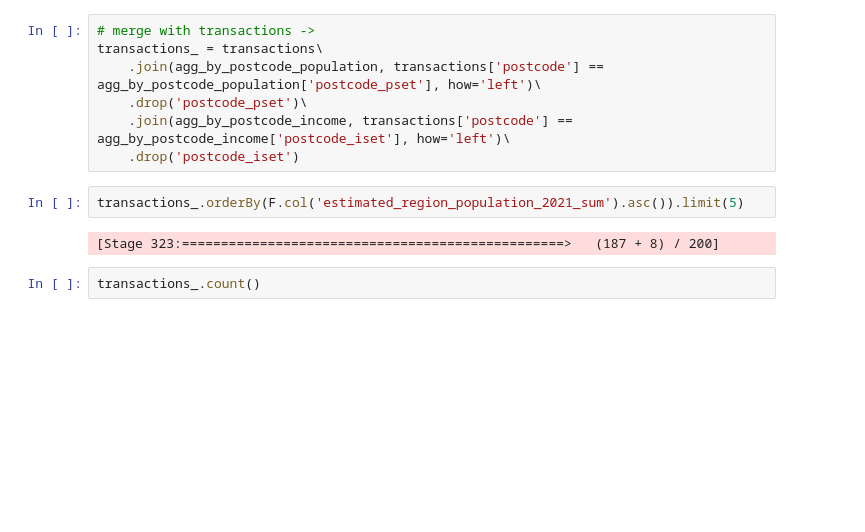
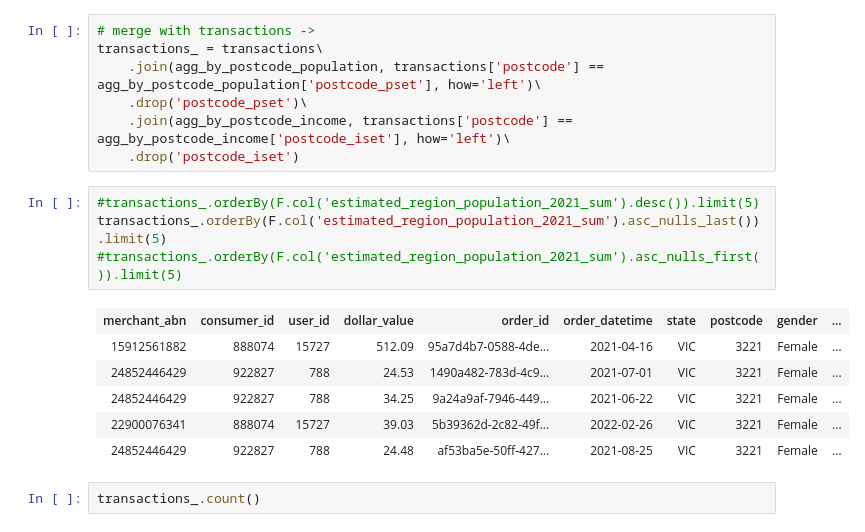
Before and after one commit to MAST30034-Applied-Data-Science/generic-buy-now-pay-later-project-group-56-bnlp, a Jupyter notebook: notebooks/personal_nb/noah_nb.ipynb, the cells around one changed output. Cells and saved outputs as stored; diff of their text form; blank space fills up the shorter version.

```diff
--- a/notebooks/personal_nb/noah_nb.ipynb
+++ b/notebooks/personal_nb/noah_nb.ipynb
@@ -329,10 +325,17 @@ transactions_ = transactions\
     .drop('postcode_pset')\
     .join(agg_by_postcode_income, transactions['postcode'] == agg_by_postcode_income['postcode_iset'], how='left')\
     .drop('postcode_iset')
-# %%
-transactions_.orderBy(F.col('estimated_region_population_2021_sum').asc()).limit(5)
-# %% [output]
-[Stage 323:=================================================>   (187 + 8) / 200]
+# %%
+#transactions_.orderBy(F.col('estimated_region_population_2021_sum').desc()).limit(5)
+transactions_.orderBy(F.col('estimated_region_population_2021_sum').asc_nulls_last()).limit(5)
+#transactions_.orderBy(F.col('estimated_region_population_2021_sum').asc_nulls_first()).limit(5)
+# %% [output]
+| merchant_abn | consumer_id | user_id | dollar_value | order_id | order_datetime | state | postcode | gender | ... |
+| 15912561882 | 888074 | 15727 | 512.09 | 95a7d4b7-0588-4de... | 2021-04-16 | VIC | 3221 | Female | ... |
+| 24852446429 | 922827 | 788 | 24.53 | 1490a482-783d-4c9... | 2021-07-01 | VIC | 3221 | Female | ... |
+| 24852446429 | 922827 | 788 | 34.25 | 9a24a9af-7946-449... | 2021-06-22 | VIC | 3221 | Female | ... |
+| 22900076341 | 888074 | 15727 | 39.03 | 5b39362d-2c82-49f... | 2022-02-26 | VIC | 3221 | Female | ... |
+| 24852446429 | 922827 | 788 | 24.48 | af53ba5e-50ff-427... | 2021-08-25 | VIC | 3221 | Female | ... |
 # %%
 transactions_.count()
 # %% [output]
```
Also changed, not shown: parts of 7 cells of this notebook.
